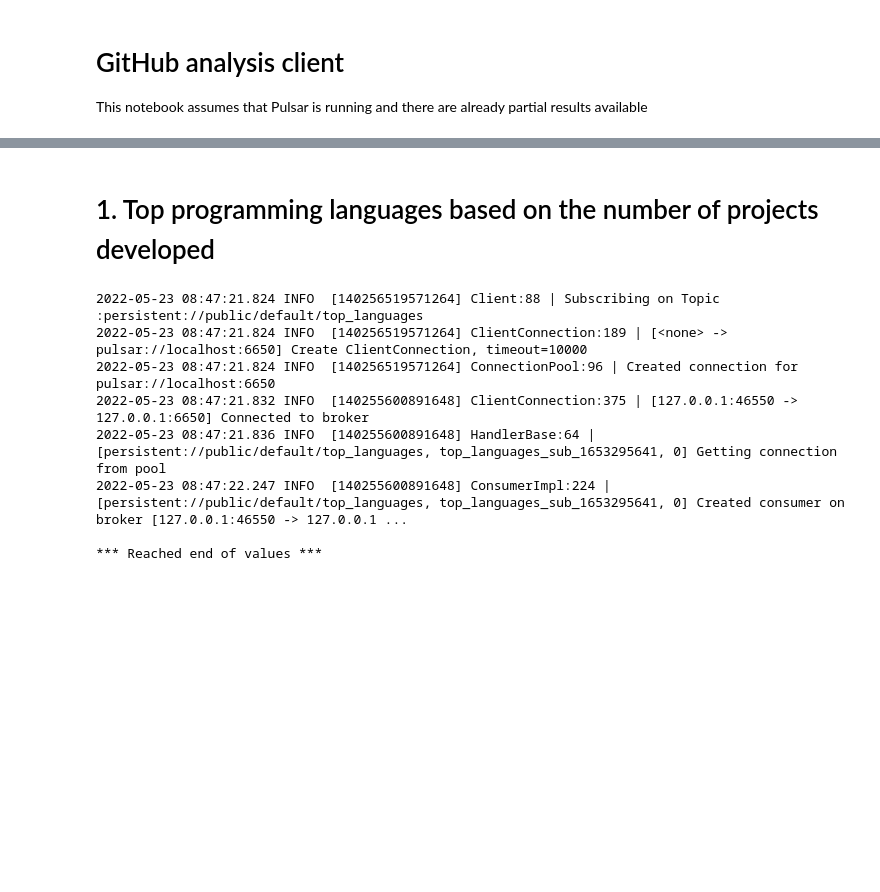
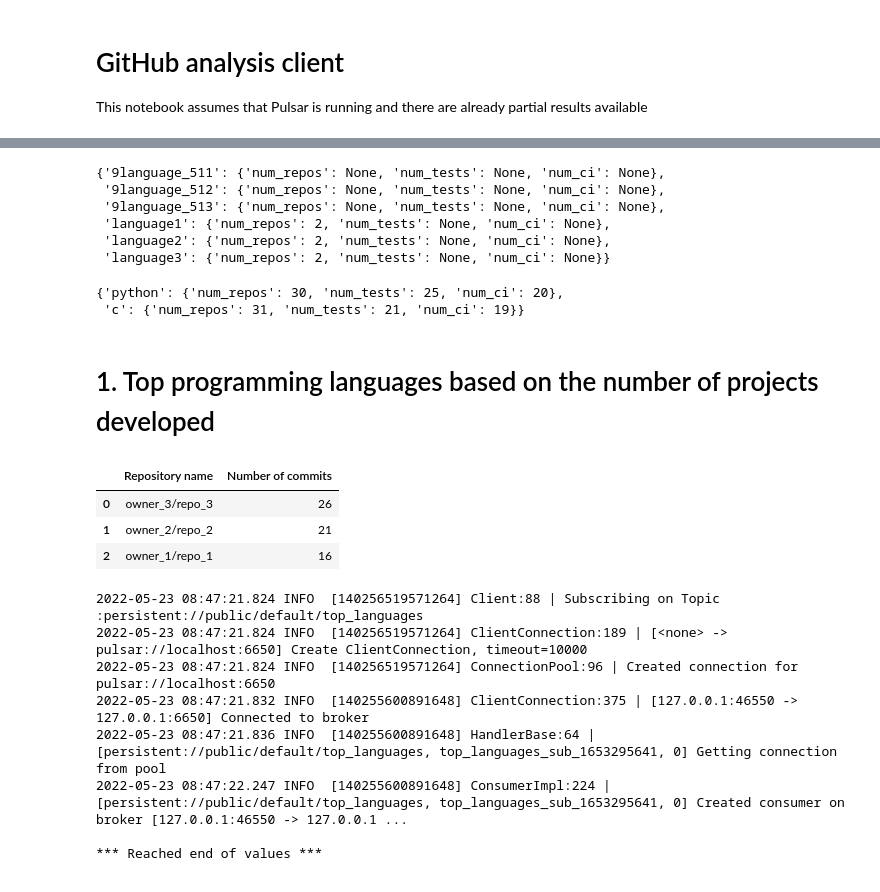
Before and after one commit to nmartinbekier/de2_g12_project, a Jupyter notebook: producer/analysis_client.ipynb, the cells around one changed output, grey strips where cells are left out. Cells and saved outputs as stored; diff of their text form; code cells hidden in the pictures; blank space fills up the shorter version.

```diff
--- a/analysis_client.ipynb
+++ b/producer/analysis_client.ipynb
@@ -113,2 +162,2 @@ def plot_dict(result_list, title='', xlabel='', ylabel=''):
 # %%
-get_top_commits(100)
+results = get_top_commits(100)
@@ -139,0 +177,9 @@ Showing partial results up to 2021-01-30 (info is still being processed)
+# %%
+result_dict
+# %% [output]
+{'9language_511': {'num_repos': None, 'num_tests': None, 'num_ci': None},
+ '9language_512': {'num_repos': None, 'num_tests': None, 'num_ci': None},
+ '9language_513': {'num_repos': None, 'num_tests': None, 'num_ci': None},
+ 'language1': {'num_repos': 2, 'num_tests': None, 'num_ci': None},
+ 'language2': {'num_repos': 2, 'num_tests': None, 'num_ci': None},
+ 'language3': {'num_repos': 2, 'num_tests': None, 'num_ci': None}}
@@ -140,5 +192,17 @@ Showing partial results up to 2021-01-30 (info is still being processed)
+# %%
+result_dict
+# %% [output]
+{'python': {'num_repos': 30, 'num_tests': 25, 'num_ci': 20},
+ 'c': {'num_repos': 31, 'num_tests': 21, 'num_ci': 19}}
 # %% [markdown]
 # 1. Top programming languages based on the number of projects developed
+# %%
+pd.DataFrame(results, columns=['Repository name','Number of commits'])
+# %% [output]
+|  | Repository name | Number of commits |
+| 0 | owner_3/repo_3 | 26 |
+| 1 | owner_2/repo_2 | 21 |
+| 2 | owner_1/repo_1 | 16 |
 # %%
 # Define the number of top languages to return, get the results, and plot them
 num_results = 100
```
Also changed, not shown: parts of 10 cells of this notebook.
